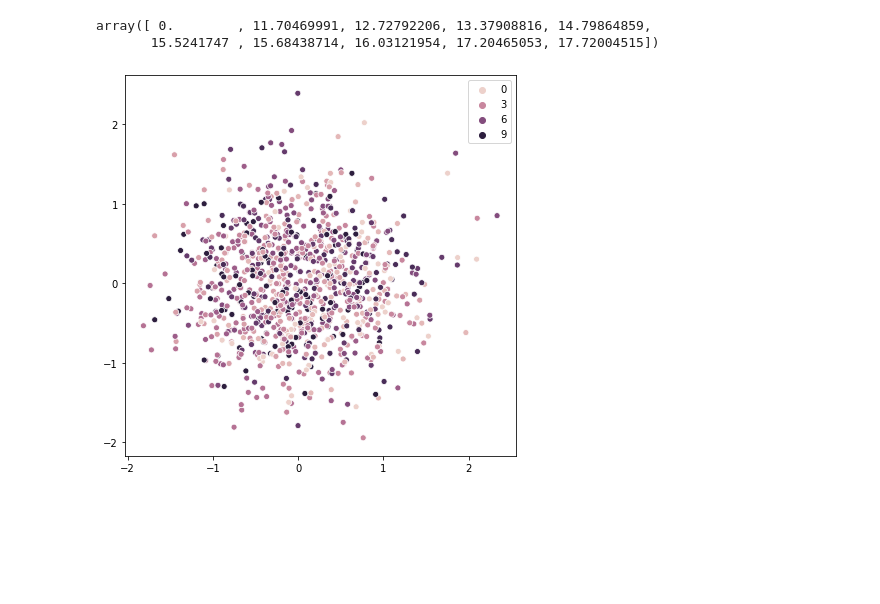
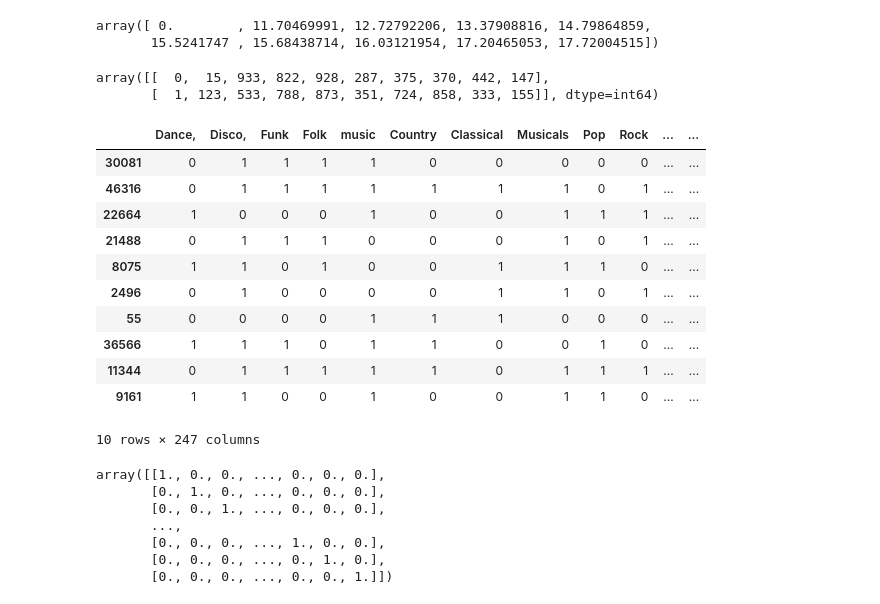
Before and after one commit to yaniv92648/Sup, a Jupyter notebook: Sup.ipynb, the cells around one changed output. Saved outputs shown, nothing was run; the diff lists cells and outputs as text; code cells hidden in the pictures; blank space fills up the shorter version.

```diff
--- a/Sup.ipynb
+++ b/Sup.ipynb
@@ -290,6 +285,30 @@ X_pca=pca.fit_transform(df_sub)
-# %%
-import seaborn as sns
-fig = plt.figure(figsize=(7,7))
-sns.scatterplot(X_pca[:,0],X_pca[:,1], hue=kmeans.labels_);
-# %% [output]
-[figure, removed]
+# %%
+indices[:2]
+# %% [output]
+array([[  0,  15, 933, 822, 928, 287, 375, 370, 442, 147],
+       [  1, 123, 533, 788, 873, 351, 724, 858, 333, 155]], dtype=int64)
+# %%
+df_sub.iloc[[  0,  15, 933, 822, 928, 287, 375, 370, 442, 147], :]
+# %% [output]
+|  | Dance, | Disco, | Funk | Folk | music | Country | Classical | Musicals | Pop | Rock | ... | ... |
+| 30081 | 0 | 1 | 1 | 1 | 1 | 0 | 0 | 0 | 0 | 0 | ... | ... |
+| 46316 | 0 | 1 | 1 | 1 | 1 | 1 | 1 | 1 | 0 | 1 | ... | ... |
+| 22664 | 1 | 0 | 0 | 0 | 1 | 0 | 0 | 1 | 1 | 1 | ... | ... |
+| 21488 | 0 | 1 | 1 | 1 | 0 | 0 | 0 | 1 | 0 | 1 | ... | ... |
+| 8075 | 1 | 1 | 0 | 1 | 0 | 0 | 1 | 1 | 1 | 0 | ... | ... |
+| 2496 | 0 | 1 | 0 | 0 | 0 | 0 | 1 | 1 | 0 | 1 | ... | ... |
+| 55 | 0 | 0 | 0 | 0 | 1 | 1 | 1 | 0 | 0 | 0 | ... | ... |
+| 36566 | 1 | 1 | 1 | 0 | 1 | 1 | 0 | 0 | 1 | 0 | ... | ... |
+| 11344 | 0 | 1 | 1 | 1 | 1 | 1 | 0 | 1 | 1 | 1 | ... | ... |
+| 9161 | 1 | 1 | 0 | 0 | 1 | 0 | 0 | 1 | 1 | 0 | ... | ... |
+10 rows × 247 columns
+# %%
+nbrs.kneighbors_graph(df_sub).toarray()
+# %% [output]
+array([[1., 0., 0., ..., 0., 0., 0.],
+       [0., 1., 0., ..., 0., 0., 0.],
+       [0., 0., 1., ..., 0., 0., 0.],
+       ...,
+       [0., 0., 0., ..., 1., 0., 0.],
+       [0., 0., 0., ..., 0., 1., 0.],
+       [0., 0., 0., ..., 0., 0., 1.]])
```
Also changed, not shown: parts of 2 cells of this notebook.
